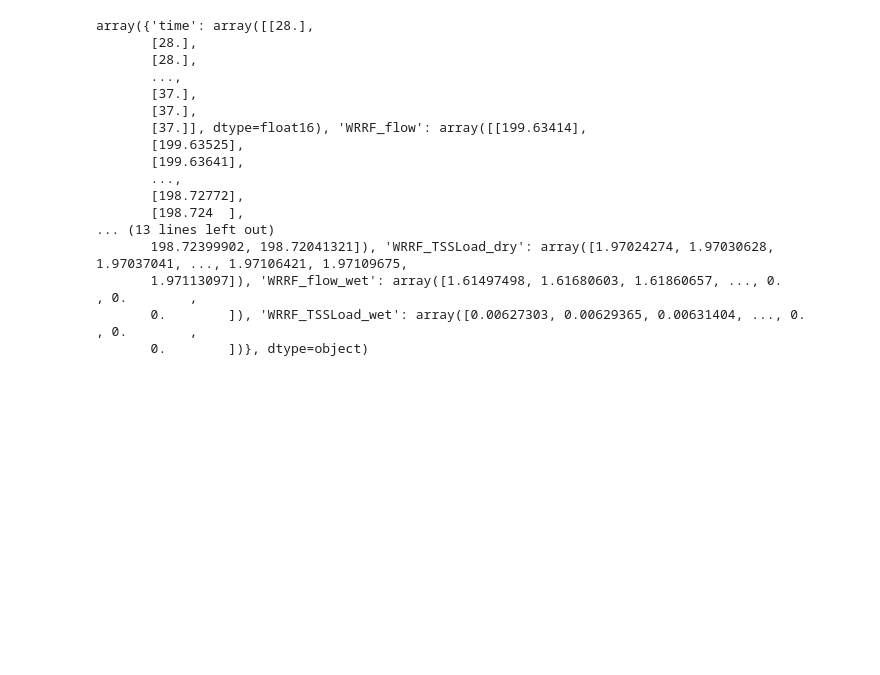
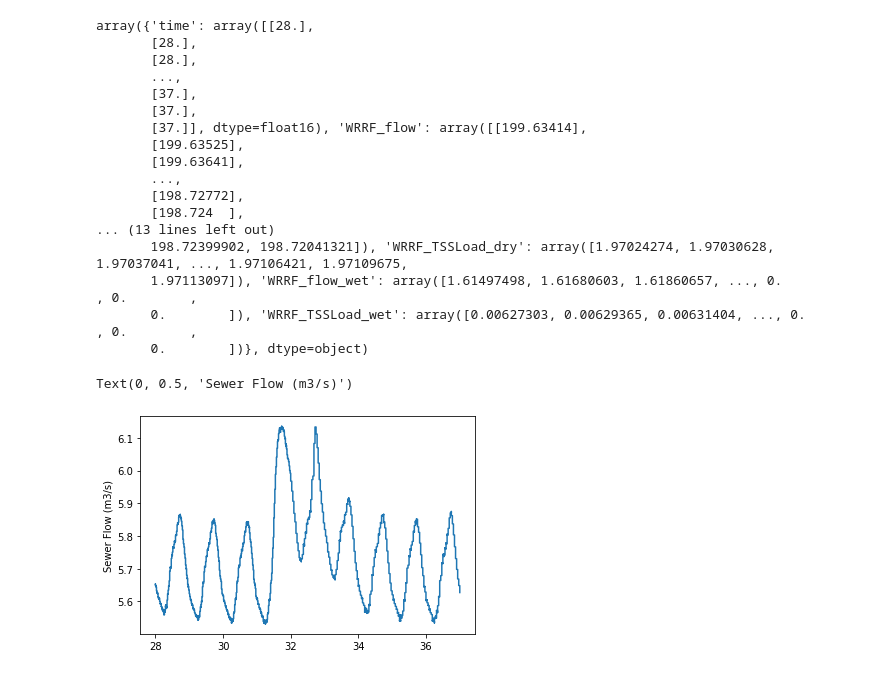
Before and after one commit to stroutm/sewerWRRF, a Jupyter notebook: SumoPythonPractice/Scaleinflow_sewerWRRF.ipynb, the cells around one changed output. Cells and saved outputs as stored; diff of their text form; code cells hidden in the pictures; blank space fills up the shorter version.

```diff
--- a/SumoPythonPractice/Scaleinflow_sewerWRRF.ipynb
+++ b/SumoPythonPractice/Scaleinflow_sewerWRRF.ipynb
@@ -57,4 +57,13 @@ array({'time': array([[28.],
        1.97113097]), 'WRRF_flow_wet': array([1.61497498, 1.61680603, 1.61860657, ..., 0.        , 0.        ,
        0.        ]), 'WRRF_TSSLoad_wet': array([0.00627303, 0.00629365, 0.00631404, ..., 0.        , 0.        ,
        0.        ])}, dtype=object)
+# %%
+# Flow in sewer subsection (only)
+# Units of m3/s (converted from ft3/s)
+sewer_flow = storm.item().get('WRRF_flow') / 35.3147
+plt.plot(storm.item().get('time'),sewer_flow)
+plt.ylabel('Sewer Flow (m3/s)')
+# %% [output]
+Text(0, 0.5, 'Sewer Flow (m3/s)')
+[figure, added]
 # %%
```
Also changed, not shown: parts of 20 cells of this notebook.
